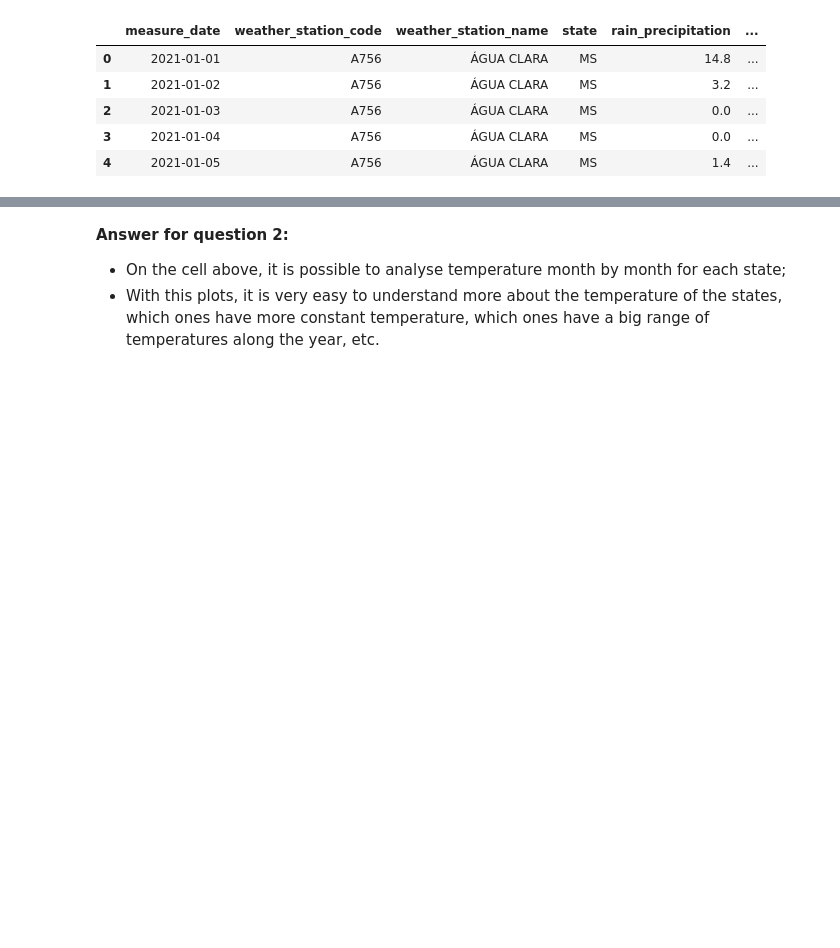
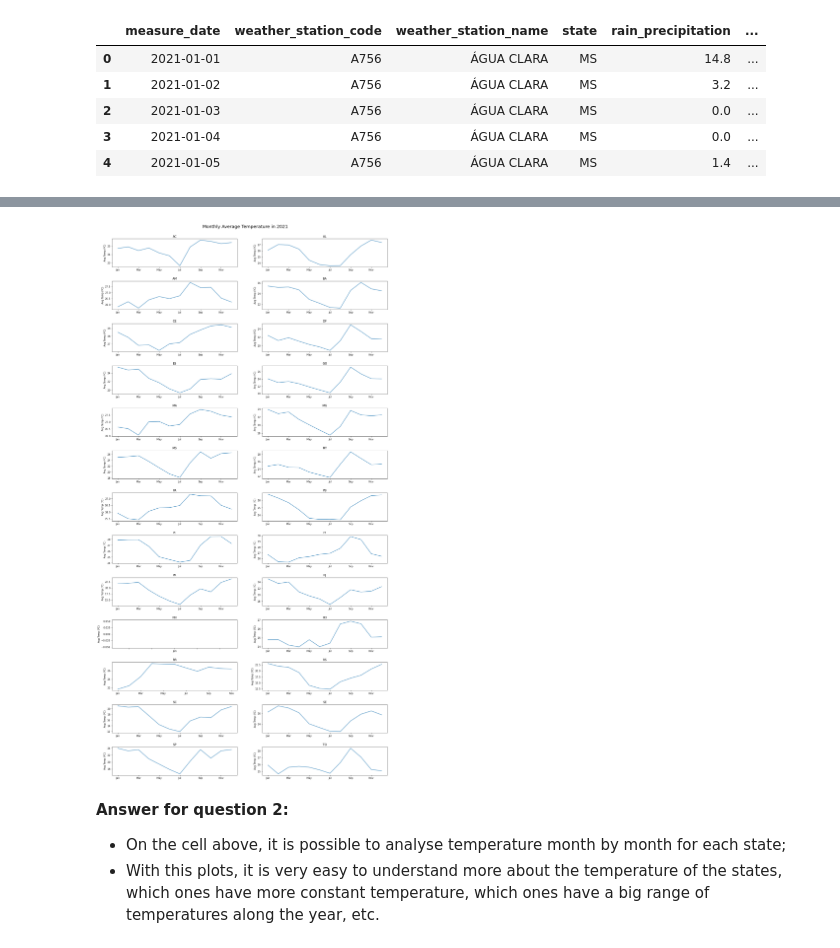
Before and after one commit to alexkeila/udacity_data_science_nanodegree_project_1, a Jupyter notebook: Project - Write a Data Science Blog Post.ipynb, the cells around one changed output, grey strips where cells are left out. Cells and saved outputs as stored; diff of their text form; code cells hidden in the pictures; blank space fills up the shorter version.

```diff
--- a/Project - Write a Data Science Blog Post.ipynb
+++ b/Project - Write a Data Science Blog Post.ipynb
@@ -430,12 +432,3 @@ df_historical.head()
 | 2 | 2021-01-03 | A756 | ÁGUA CLARA | MS | 0.0 | ... |
 | 3 | 2021-01-04 | A756 | ÁGUA CLARA | MS | 0.0 | ... |
 | 4 | 2021-01-05 | A756 | ÁGUA CLARA | MS | 1.4 | ... |
-# %%
-# list of unique states to loop through to call the function to plot average temperature per month per state:
-list_states = df_historical['state'].unique().tolist()
-list_states.sort()
-
-# loop through each state:
-for state in list_states:
-
-  plot_monthly_average_temperature(state)
@@ -456,3 +435,35 @@ for state in list_states:
+# %%
+# plotting one line plot for each state:
+list_states = df_historical['state'].unique().tolist()
+list_states.sort()
+
+fig, axs = plt.subplots(nrows=13, ncols=2, figsize=(20, 40))
+plt.subplots_adjust(hspace=0.5)
+fig.suptitle("Monthly Average Temperature in 2021", fontsize=18, y=0.9)
+
+# looping through states:
+for state, ax in zip(list_states, axs.ravel()):
+
+    df_temp = df_historical.query("state == '{}'".format(state))
+
+    df_avg_temperature = df_temp.groupby(['month', 'month_name'], as_index=False).agg({
+        'avg_temperature': ['mean', 'median', 'min', 'max']
+    })
+
+    df_avg_temperature.columns = df_avg_temperature.columns.droplevel(0)
+    df_avg_temperature.columns = ['month', 'month_name', 'avg_temperature', 'median_temperature', 'min_temperature', 'max_temperature']
+
+    df_avg_temperature.sort_values(by=['month'], ascending=True)
+    df_avg_temperature.plot(x='month_name', y='avg_temperature', ax=ax);
+
+    ax.set_title(state.upper());
+    ax.get_legend().remove();
+    ax.set_xlabel("");
+    ax.set_ylabel("Avg Temp (ºC)");
+
+plt.show()
+# %% [output]
+[figure, added]
 # %% [markdown]
 **Answer for question 2:**
 - On the cell above, it is possible to analyse temperature month by month for each state;
```
Also changed, not shown: parts of 16 cells of this notebook.
